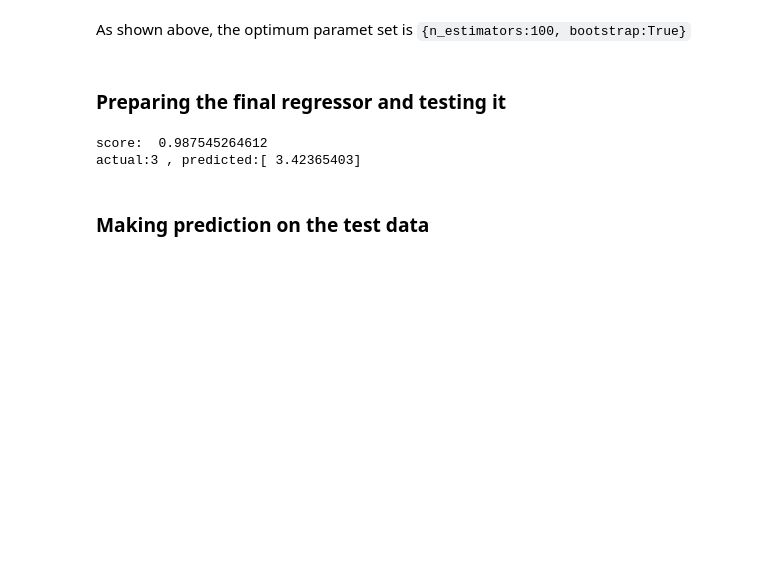
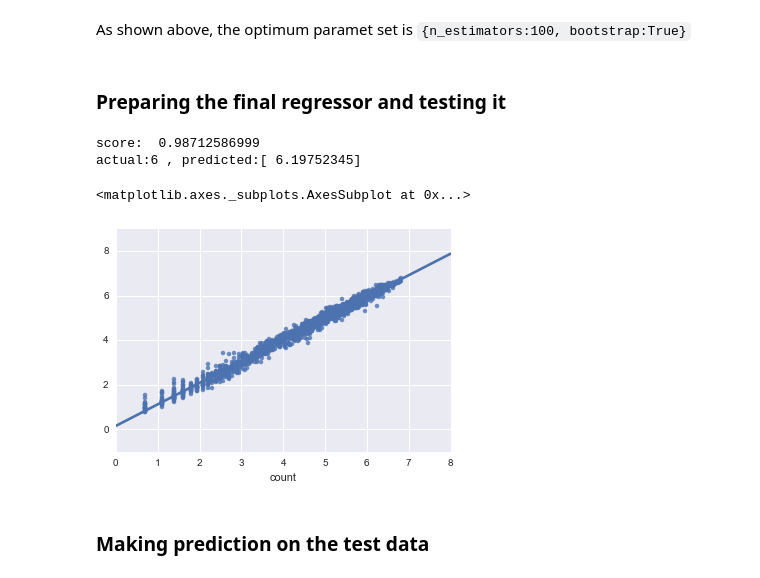
Before and after one commit to muatik/machine-learning-examples, a Jupyter notebook: bike-sharing-demand.ipynb, the cells around one changed output. Drawn from its saved outputs; the diff is of its cells as text; code cells hidden in the pictures; blank space fills up the shorter version.

```diff
--- a/bike-sharing-demand.ipynb
+++ b/bike-sharing-demand.ipynb
@@ -261,12 +288,17 @@ clf = RandomForestRegressor(n_estimators=100, bootstrap=True, max_depth=20)
 clf.fit(X, y)
 print "score: ", clf.score(X_test, y_test)
 
-i = 6
+i = 22
 y_hat = clf.predict(X_train[i:i+1])
 print("actual:{} , predicted:{}".format(int(y_train[i:i+1]), y_hat))
 # %% [output]
-score:  0.987545264612
-actual:3 , predicted:[ 3.42365403]
+score:  0.98712586999
+actual:6 , predicted:[ 6.19752345]
+# %%
+sns.regplot(x=y_test, y=clf.predict(X_test))
+# %% [output]
+<matplotlib.axes._subplots.AxesSubplot at 0x...>
+[figure, added]
 # %% [markdown]
 ### Making prediction on the test data
 # %%
```
Also changed, not shown: parts of 14 cells of this notebook, 2 other files.
